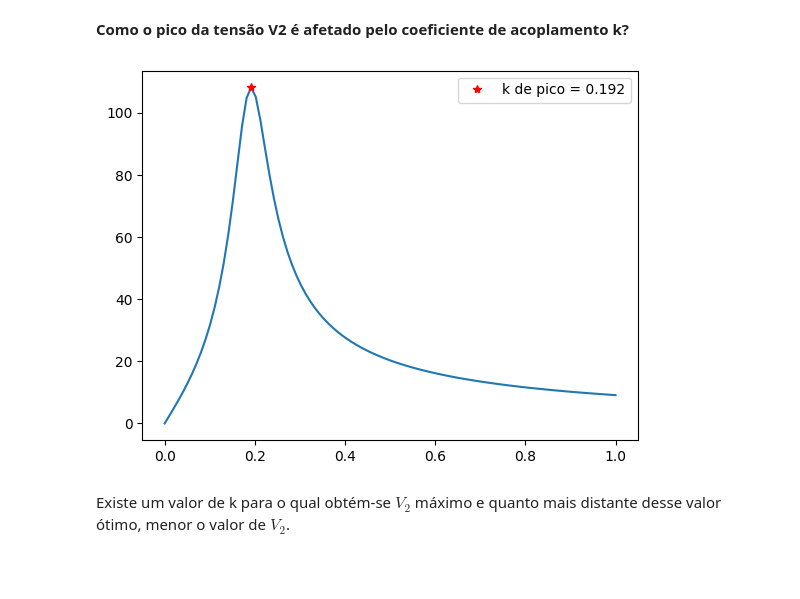
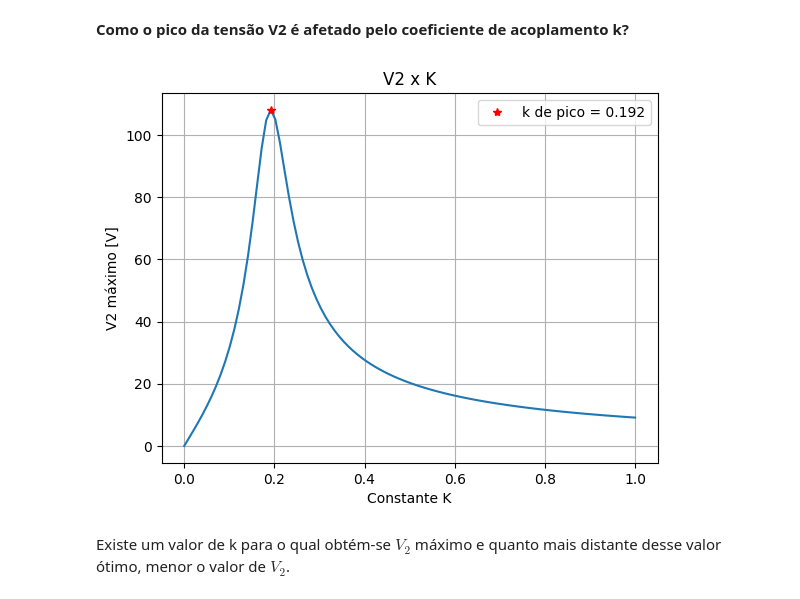
Before and after one commit to ellencoutinho/projeto-eletromag, a Jupyter notebook: Resultado.ipynb, the cells around one changed output. Cells and saved outputs as stored; diff of their text form; code cells hidden in the pictures; blank space fills up the shorter version.

```diff
--- a/Resultado.ipynb
+++ b/Resultado.ipynb
@@ -254,25 +254,29 @@ Por ambos os gráficos, é possível notar que a eficiência máxima ocorre na f
 # %%
 Rc = 10
 w = 2*pi*f_res
 XL1 = XL2 = L1*w*1j
 XC1 = XC2 = 1/(C1*w*1j)
 XM = sqrt(L1*L2)*w*1j
 lista_k = np.linspace(0,1,100)
 lista_V2 = []
 
 for k in lista_k:
     novo_XM = k*XM
     i1, i2 = CalcularTransformador(50,Rc, novo_XM)
     i4 = i2/((Rc/XC2)+1)
     lista_V2.append(abs(Rc*i4))
 pico_idx = lista_V2.index(max(lista_V2))
 k_top = lista_k[pico_idx]
 plt.plot(lista_k, lista_V2)
 plt.plot(k_top, max(lista_V2), '*r',label=f'k de pico = {k_top:.3f}')
+plt.title("V2 x K")
+plt.xlabel("Constante K")
+plt.ylabel("V2 máximo [V]")
+plt.grid()
 plt.legend()
 plt.show()
 # %% [output]
-[figure, old version]
+[figure, new version]
 # %% [markdown]
 Existe um valor de k para o qual obtém-se $V_2$ máximo e quanto mais distante desse valor ótimo, menor o valor de $V_2$.
 # %% [markdown]
```
Also changed, not shown: parts of 3 cells of this notebook.
